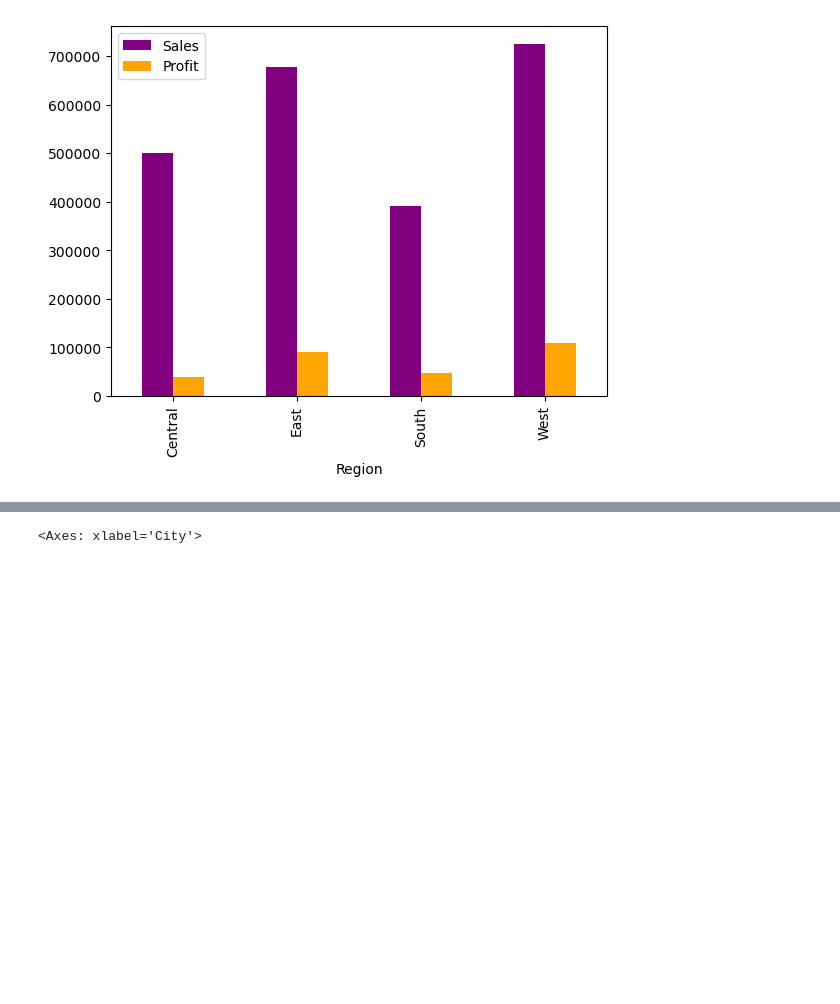
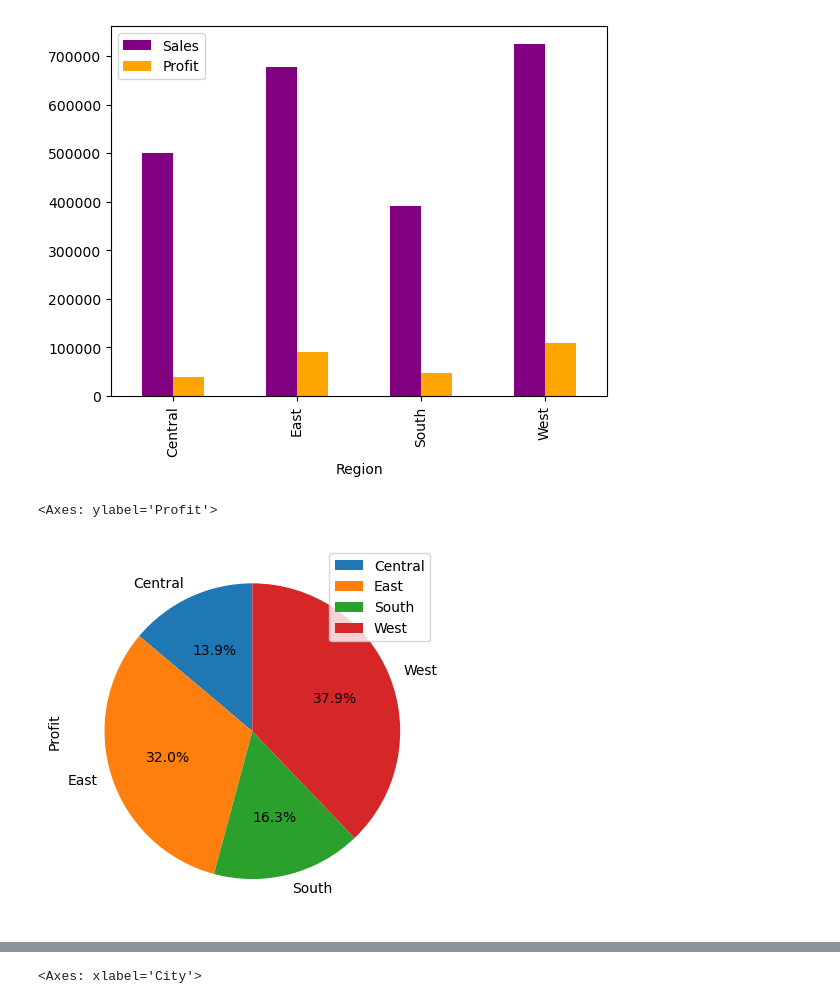
Before and after one commit to kin-shaw/Retail_Store_Data_Analysis, a Jupyter notebook: store_analysis.ipynb, the cells around one changed output, grey strips where cells are left out. Drawn from its saved outputs; the diff is of its cells as text; code cells hidden in the pictures; blank space fills up the shorter version.

```diff
--- a/store_analysis.ipynb
+++ b/store_analysis.ipynb
@@ -202,3 +202,8 @@ df_store_region.plot(kind='bar', x='Region', y=['Sales','Profit'], color=['purpl
 # %% [output]
 <Axes: xlabel='Region'>
 [figure]
+# %%
+df_store_region.plot(kind='pie', y='Profit', labels=df_store_region['Region'], autopct='%1.1f%%', startangle=90, legend=True)
+# %% [output]
+<Axes: ylabel='Profit'>
+[figure, added]
```
Also changed, not shown: parts of 3 cells of this notebook.
